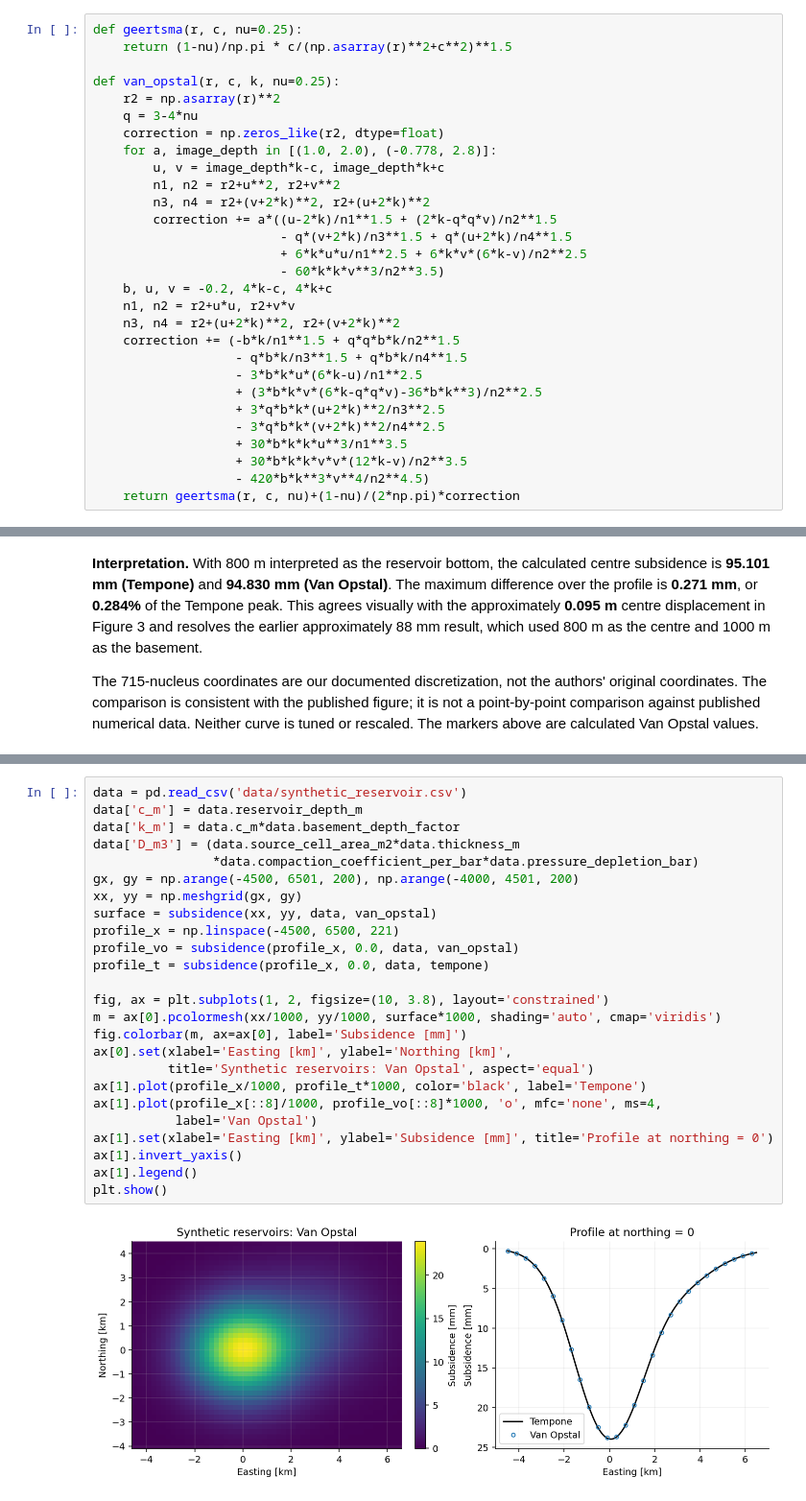
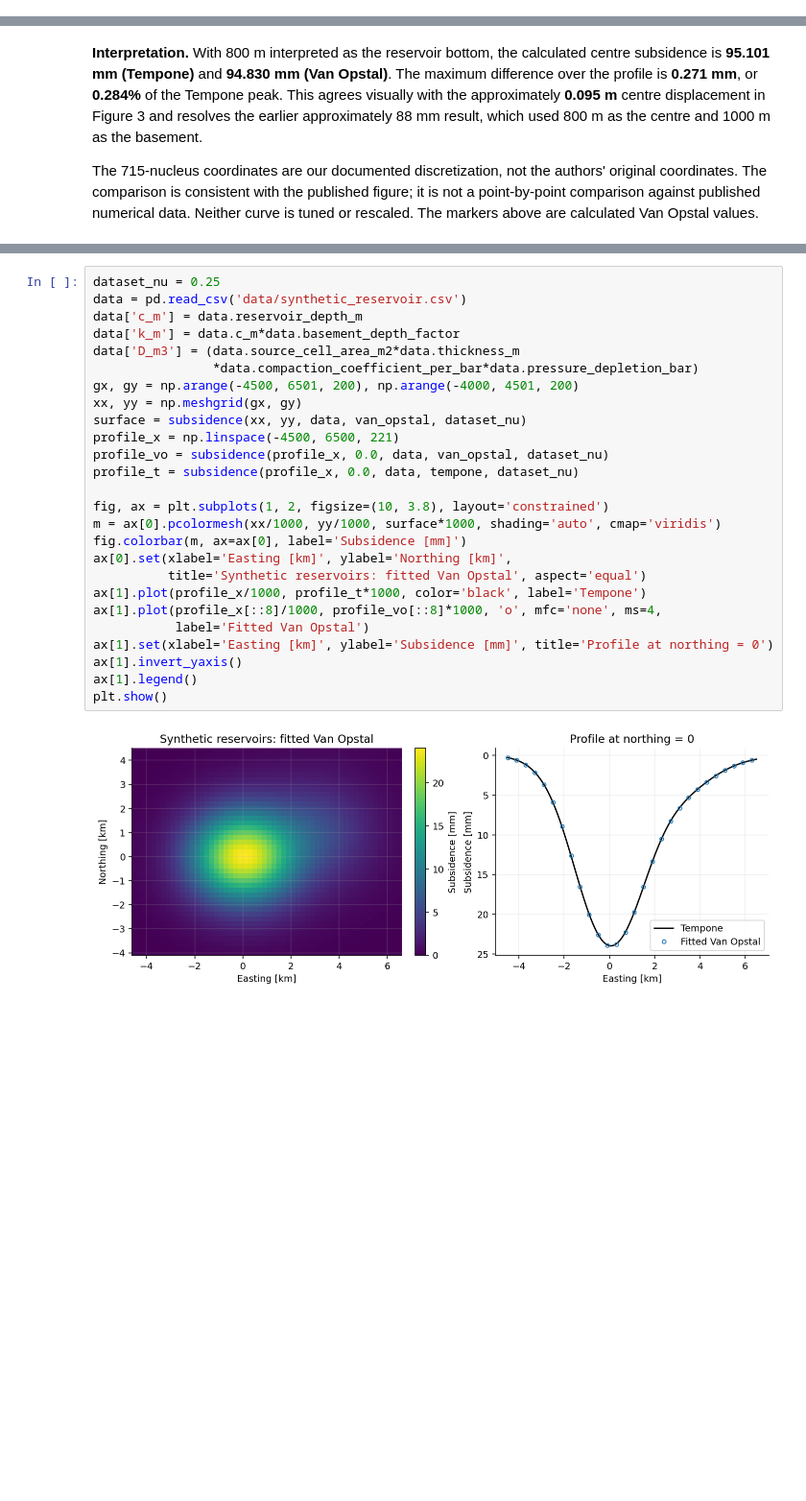
Before and after one commit to asengel/subsidence-model, a Jupyter notebook: subsidence.ipynb, the cells around one changed output, grey strips where cells are left out. Shown at 96% size. Saved outputs shown, nothing was run; the diff lists cells and outputs as text; blank space fills up the shorter version.

Commit message:
Fit Poisson-dependent Van Opstal coefficients and compare against Tempone

```diff
--- a/subsidence.ipynb
+++ b/subsidence.ipynb
@@ -34,29 +56,0 @@ The repeated $a$ terms are written as a two-term sum to keep the expression comp
-# %%
-def geertsma(r, c, nu=0.25):
-    return (1-nu)/np.pi * c/(np.asarray(r)**2+c**2)**1.5
-
-def van_opstal(r, c, k, nu=0.25):
-    r2 = np.asarray(r)**2
-    q = 3-4*nu
-    correction = np.zeros_like(r2, dtype=float)
-    for a, image_depth in [(1.0, 2.0), (-0.778, 2.8)]:
-        u, v = image_depth*k-c, image_depth*k+c
-        n1, n2 = r2+u**2, r2+v**2
-        n3, n4 = r2+(v+2*k)**2, r2+(u+2*k)**2
-        correction += a*((u-2*k)/n1**1.5 + (2*k-q*q*v)/n2**1.5
-                         - q*(v+2*k)/n3**1.5 + q*(u+2*k)/n4**1.5
-                         + 6*k*u*u/n1**2.5 + 6*k*v*(6*k-v)/n2**2.5
-                         - 60*k*k*v**3/n2**3.5)
-    b, u, v = -0.2, 4*k-c, 4*k+c
-    n1, n2 = r2+u*u, r2+v*v
-    n3, n4 = r2+(u+2*k)**2, r2+(v+2*k)**2
-    correction += (-b*k/n1**1.5 + q*q*b*k/n2**1.5
-                   - q*b*k/n3**1.5 + q*b*k/n4**1.5
-                   - 3*b*k*u*(6*k-u)/n1**2.5
-                   + (3*b*k*v*(6*k-q*q*v)-36*b*k**3)/n2**2.5
-                   + 3*q*b*k*(u+2*k)**2/n3**2.5
-                   - 3*q*b*k*(v+2*k)**2/n4**2.5
-                   + 30*b*k*k*u**3/n1**3.5
-                   + 30*b*k*k*v*v*(12*k-v)/n2**3.5
-                   - 420*b*k**3*v**4/n2**4.5)
-    return geertsma(r, c, nu)+(1-nu)/(2*np.pi)*correction
@@ -183,30 +310,31 @@ with a single prescribed depth. The first three sections are self-contained.
 # %%
+dataset_nu = 0.25
 data = pd.read_csv('data/synthetic_reservoir.csv')
 data['c_m'] = data.reservoir_depth_m
 data['k_m'] = data.c_m*data.basement_depth_factor
 data['D_m3'] = (data.source_cell_area_m2*data.thickness_m
                 *data.compaction_coefficient_per_bar*data.pressure_depletion_bar)
 gx, gy = np.arange(-4500, 6501, 200), np.arange(-4000, 4501, 200)
 xx, yy = np.meshgrid(gx, gy)
-surface = subsidence(xx, yy, data, van_opstal)
+surface = subsidence(xx, yy, data, van_opstal, dataset_nu)
 profile_x = np.linspace(-4500, 6500, 221)
-profile_vo = subsidence(profile_x, 0.0, data, van_opstal)
-profile_t = subsidence(profile_x, 0.0, data, tempone)
+profile_vo = subsidence(profile_x, 0.0, data, van_opstal, dataset_nu)
+profile_t = subsidence(profile_x, 0.0, data, tempone, dataset_nu)
 
 fig, ax = plt.subplots(1, 2, figsize=(10, 3.8), layout='constrained')
 m = ax[0].pcolormesh(xx/1000, yy/1000, surface*1000, shading='auto', cmap='viridis')
 fig.colorbar(m, ax=ax[0], label='Subsidence [mm]')
 ax[0].set(xlabel='Easting [km]', ylabel='Northing [km]',
-          title='Synthetic reservoirs: Van Opstal', aspect='equal')
+          title='Synthetic reservoirs: fitted Van Opstal', aspect='equal')
 ax[1].plot(profile_x/1000, profile_t*1000, color='black', label='Tempone')
 ax[1].plot(profile_x[::8]/1000, profile_vo[::8]*1000, 'o', mfc='none', ms=4,
-           label='Van Opstal')
+           label='Fitted Van Opstal')
 ax[1].set(xlabel='Easting [km]', ylabel='Subsidence [mm]', title='Profile at northing = 0')
 ax[1].invert_yaxis()
 ax[1].legend()
 plt.show()
 # %% [output]
-[figure, old version]
+[figure, new version]
 # %% [markdown]
 ## References
 
```
Also changed, not shown: parts of 10 cells of this notebook, 1 other file.
